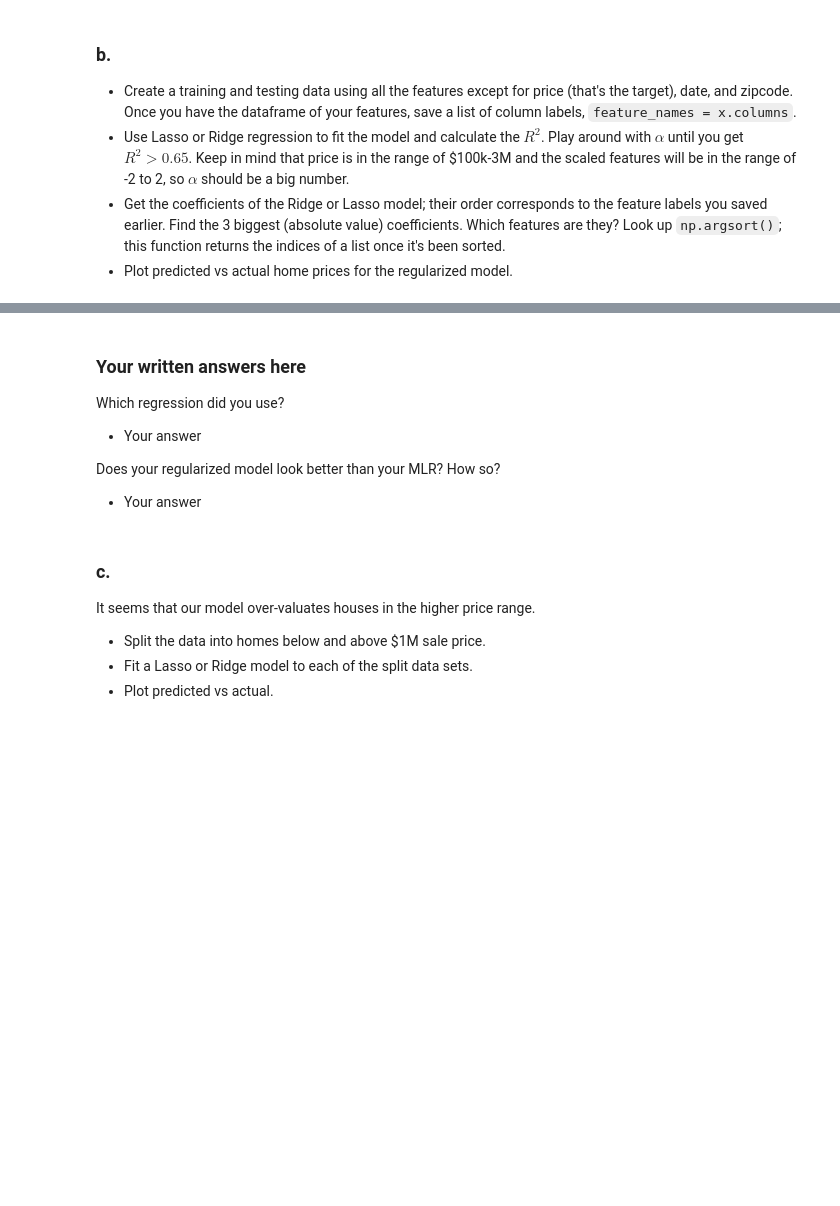
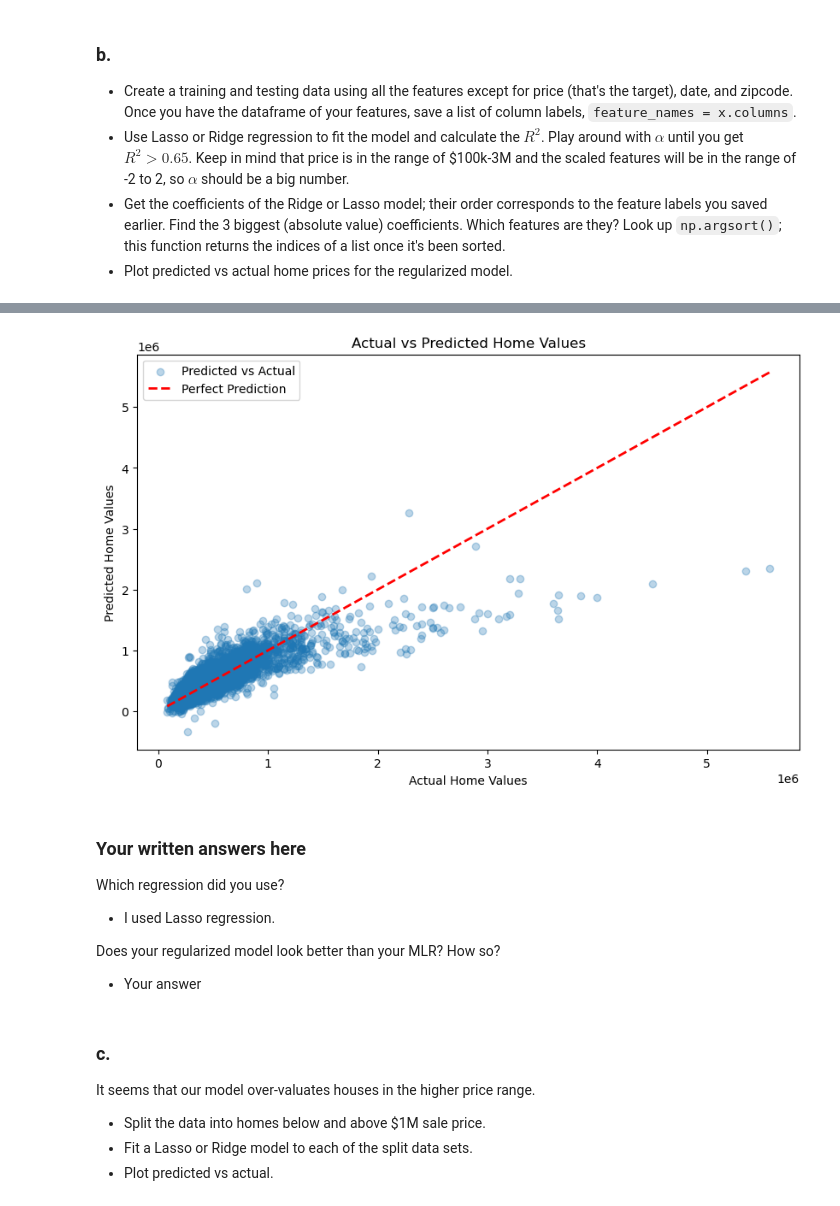
Before and after one commit to GettysburgDataScience/ps1-linear-regression-Andry-Arthur, a Jupyter notebook: PS1.ipynb, the cells around one changed output, grey strips where cells are left out. Saved outputs shown, nothing was run; the diff lists cells and outputs as text; code cells hidden in the pictures; blank space fills up the shorter version.

```diff
--- a/PS1.ipynb
+++ b/PS1.ipynb
@@ -225,0 +390,25 @@ Which features are you using and why?
+# %%
+#final model with alpha=4500
+model_lasso = sk.linear_model.Lasso(alpha=4500)
+model_lasso.fit(X_train, y_train)
+
+# predict on train and test set
+y_pred_train = model_lasso.predict(X_train)
+y_pred_test = model_lasso.predict(X_test)
+
+# calculate R^2
+R2_train = model_lasso.score(X_train, y_train)
+R2_test = model_lasso.score(X_test, y_test)
+
+MSE_train = mean_squared_error(y_train, y_pred_train)
+MSE_test = mean_squared_error(y_test, y_pred_test)
+
+print(f'R^2 on training set: {R2_train}')
+print(f'R^2 on test set: {R2_test}')
+print(f'MSE on training set: {MSE_train}')
+print(f'MSE on test set: {MSE_test}')
+print_model(model_lasso.intercept_, model_lasso.coef_, column_names, 'Lasso Model')
+
+#argsort on the absolute value of the coefficients
+idx = np.argsort(np.abs(model_lasso.coef_))[::-1]
+print(f'Top 3 features selected by Lasso: {column_names[idx[:3]]}')
@@ -226,7 +423,19 @@ Which features are you using and why?
+# %%
+#plot predicted vs actual home values
+plt.figure(figsize=(10, 6))
+plt.scatter(y_test, y_pred_test, alpha=0.3, label='Predicted vs Actual')
+plt.plot([y_test.min(), y_test.max()], [y_test.min(), y_test.max()], 'r--', lw=2, label='Perfect Prediction')
+plt.xlabel('Actual Home Values')
+plt.ylabel('Predicted Home Values')
+plt.title('Actual vs Predicted Home Values')
+plt.legend()
+plt.show()
+# %% [output]
+[figure, added]
 # %% [markdown]
 ### Your written answers here
 Which regression did you use?
- - Your answer
+ - I used Lasso regression.
 
 Does your regularized model look better than your MLR? How so?
  - Your answer
```
Also changed, not shown: parts of 25 cells of this notebook.
